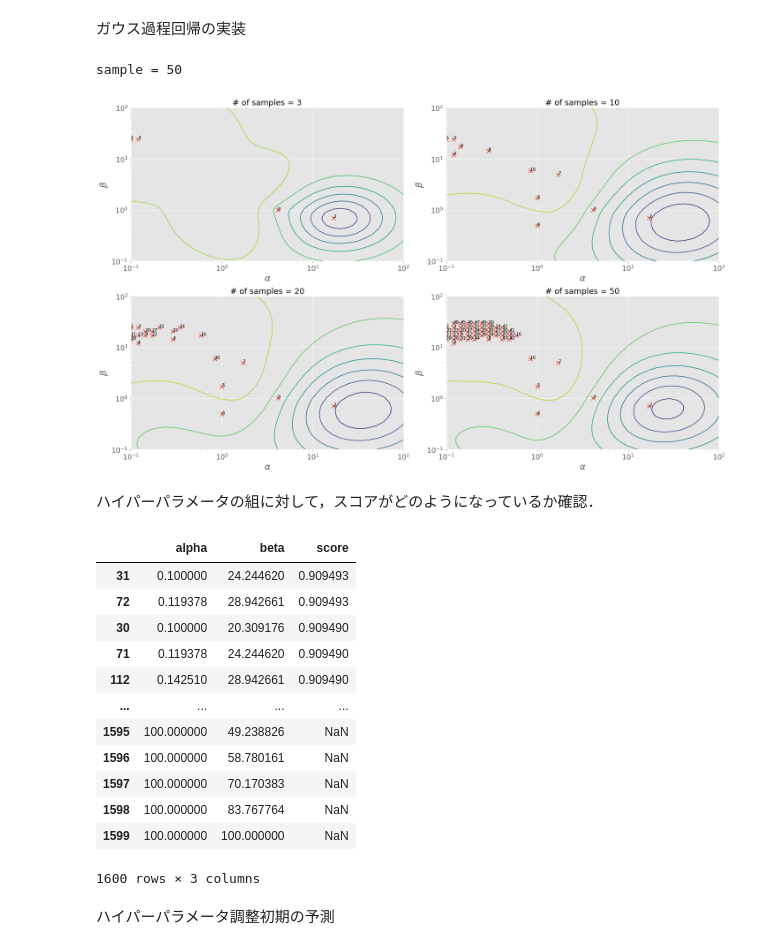
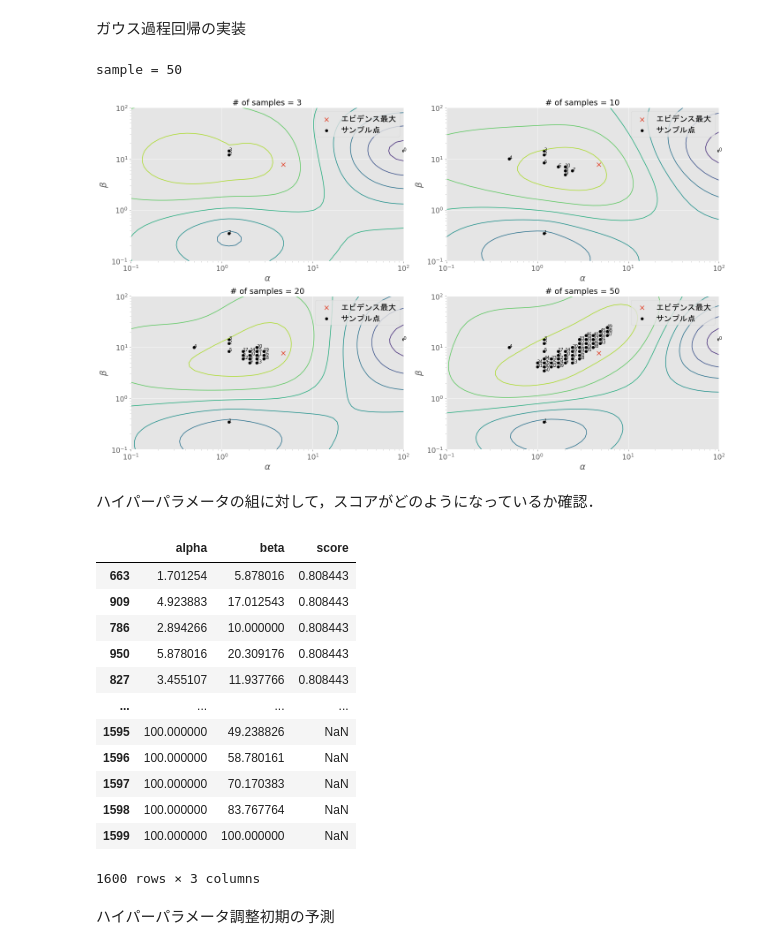
Before and after one commit to yotapoon/hyper_param_tuning_with_Gaussian_Regression, a Jupyter notebook: ガウス過程回帰を用いたハイパーパラメータ調整.ipynb, the cells around one changed output. Saved outputs shown, nothing was run; the diff lists cells and outputs as text; code cells hidden in the pictures.

```diff
--- a/ガウス過程回帰を用いたハイパーパラメータ調整.ipynb
+++ b/ガウス過程回帰を用いたハイパーパラメータ調整.ipynb
@@ -23,8 +23,8 @@ def feature_matrix(x, n):
     return np.stack([x**n for n in range(n)], 1)
 
 # パラメータの設定
-N = 300 # データのサンプル数
-std_error_t = 0.3 # エラーの標準偏差
+N = 50 # データのサンプル数
+std_error_t = 0.4 # エラーの標準偏差
 n_dim = 10 # 重線形回帰の次元
 
 # データの生成
@@ -290,46 +294,48 @@ for s in range(n_sample + 1):
     model = Bayesian_Linear_Regression(alpha = alpha, beta = beta) # ベイズ線形回帰
     model.calc_posterior_params(X_train, t_train) # ハイパーパラメータをもとに最適化
     df_params.at[idx_sample, "score"] = model.calc_score(X_test, t_test) # 予測値に基づいてスコア算出
 
     # sが特定の値の場合はスナップショット(本質的にここは不要)
     if s in sample_list_for_snapshot:
         df_params_w_score = df_params[~(df_params["score"].isnull())].copy() # スコアがわかっているサンプル
         df_params_ucb = df_params.copy()
         df_params_ucb = upper_confidence_bound(df_params_w_score, df_params_ucb)
         # pivotによっていい感じに変形
         Evidence_list = df_params_ucb.pivot(index = "beta", columns = "alpha", values = "UCB").values
 
         # プロットを作成
         ax = fig.add_subplot(2, 2, idx_plot)
         ax.set_xlabel(r"$\alpha$", size = 20)
         ax.set_ylabel(r"$\beta$", size = 20)
         ax.tick_params(labelsize = 16)
         ax.set_xscale("log")
         ax.set_yscale("log")
         ax.set_title("# of samples = {}".format(s), fontsize = 18)
 
         ax.contour(Alpha_list, Beta_list, Evidence_list)
-        ax.scatter(df_params_w_score["alpha"], df_params_w_score["beta"], label = "データ", marker = "x", s = 80)
+        ax.scatter(alpha_optimal, beta_optimal, label = "エビデンス最大", marker = "x", s = 80) # 最適な点
+        ax.scatter(df_params_w_score["alpha"], df_params_w_score["beta"], label = "サンプル点", s = 40, c = "black")
         for idx in df_params_for_labels.index:
             ax.annotate(idx, (df_params_for_labels.at[idx, "alpha"], df_params_for_labels.at[idx, "beta"]))
+        ax.legend(prop = {"family": "MS Gothic", "size": 18})
 
         idx_plot += 1 # プロット位置
 
 fig.savefig("hyper_param.jpg")
 # %% [output]
 sample = 50
-[figure, old version]
+[figure, new version]
 # %% [markdown]
 ハイパーパラメータの組に対して，スコアがどのようになっているか確認．
 # %%
 df_params.sort_values(by = "score", ascending = False)
 # %% [output]
 |  | alpha | beta | score |
-| 31 | 0.100000 | 24.244620 | 0.909493 |
-| 72 | 0.119378 | 28.942661 | 0.909493 |
-| 30 | 0.100000 | 20.309176 | 0.909490 |
-| 71 | 0.119378 | 24.244620 | 0.909490 |
-| 112 | 0.142510 | 28.942661 | 0.909490 |
+| 663 | 1.701254 | 5.878016 | 0.808443 |
+| 909 | 4.923883 | 17.012543 | 0.808443 |
+| 786 | 2.894266 | 10.000000 | 0.808443 |
+| 950 | 5.878016 | 20.309176 | 0.808443 |
+| 827 | 3.455107 | 11.937766 | 0.808443 |
 | ... | ... | ... | ... |
 | 1595 | 100.000000 | 49.238826 | NaN |
 | 1596 | 100.000000 | 58.780161 | NaN |
```
Also changed, not shown: parts of 8 cells of this notebook.
